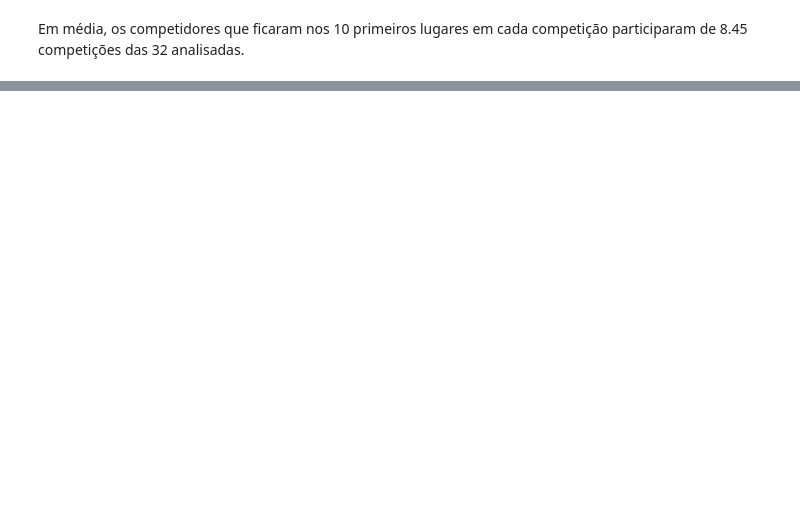
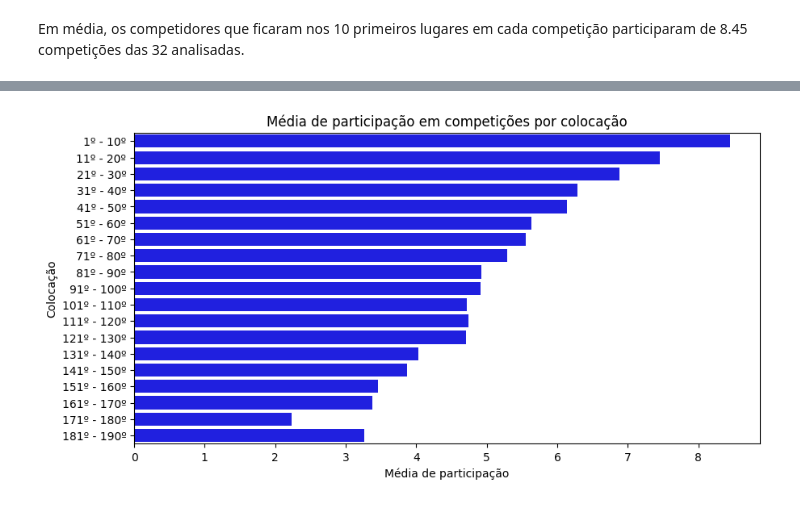
Before and after one commit to cristianolarrea/sailing-rankings, a Jupyter notebook: eda/eda.ipynb, the cells around one changed output, grey strips where cells are left out. Cells and saved outputs as stored; diff of their text form; code cells hidden in the pictures; blank space fills up the shorter version.

```diff
--- a/eda/eda.ipynb
+++ b/eda/eda.ipynb
@@ -749,2 +743,10 @@ top10[["Nome Competidor", "Número de Competições"]].drop_duplicates()["Númer
 # %% [markdown]
 Em média, os competidores que ficaram nos 10 primeiros lugares em cada competição participaram de 8.45 competições das 32 analisadas.
+# %%
+media_participacao_colocados = {}
+
+print("Média de participação em competições:")
+for i in range(1, 190, 10):
+    media = competitor_pos_per_competition.query(f"`Posição Geral` >= {i} and `Posição Geral` < {i+10}")[["Nome Competidor", "Número de Competições"]].drop_duplicates()["Número de Competições"].mean()
+    print(f"{i} - {i+9}: {media}")
+    media_participacao_colocados[f"{i}º - {i+9}º"] = media
@@ -750,0 +774,11 @@ Em média, os competidores que ficaram nos 10 primeiros lugares em cada competi
+# %%
+media_participacao_colocados = pd.DataFrame.from_dict(media_participacao_colocados, orient='index', columns=['Média de participação'])
+# %%
+plt.figure(figsize=(10,5))
+plt.title("Média de participação em competições por colocação")
+plt.ylabel('Colocação')
+plt.xlabel('Média de participação')
+sns.barplot(y=media_participacao_colocados.index, x=media_participacao_colocados['Média de participação'], color='blue')
+plt.show()
+# %% [output]
+[figure, added]
```
Also changed, not shown: parts of 3 cells of this notebook.
